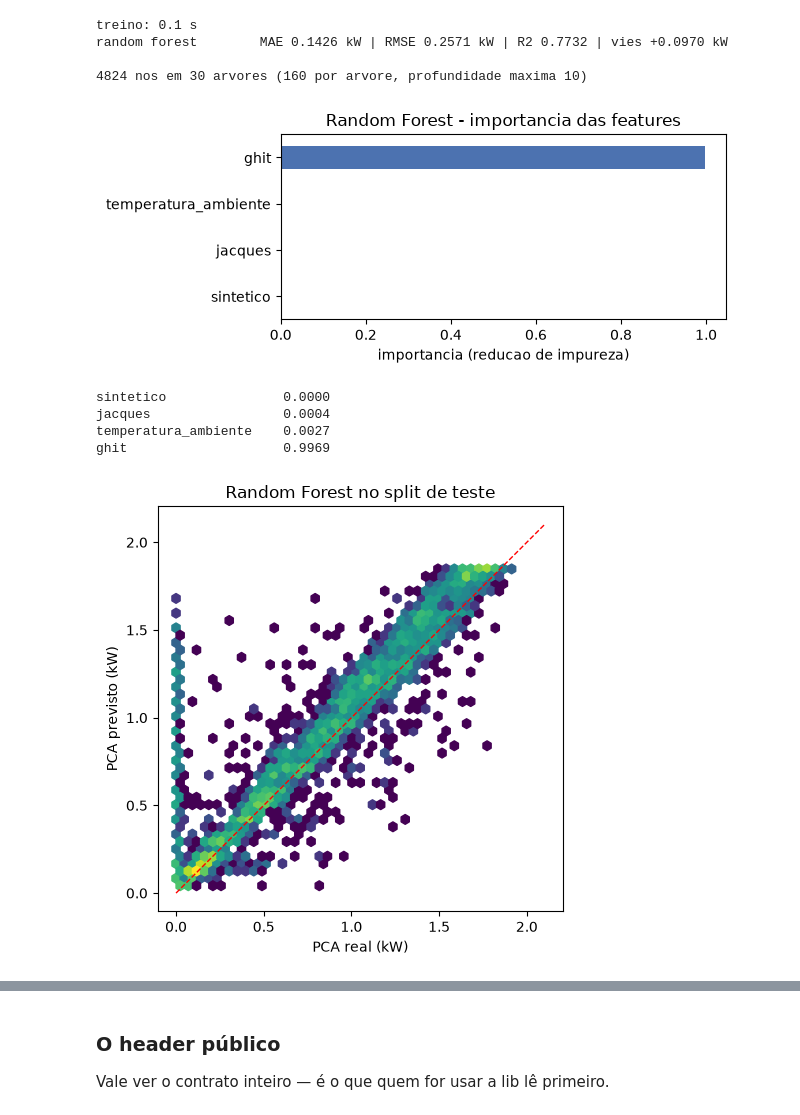
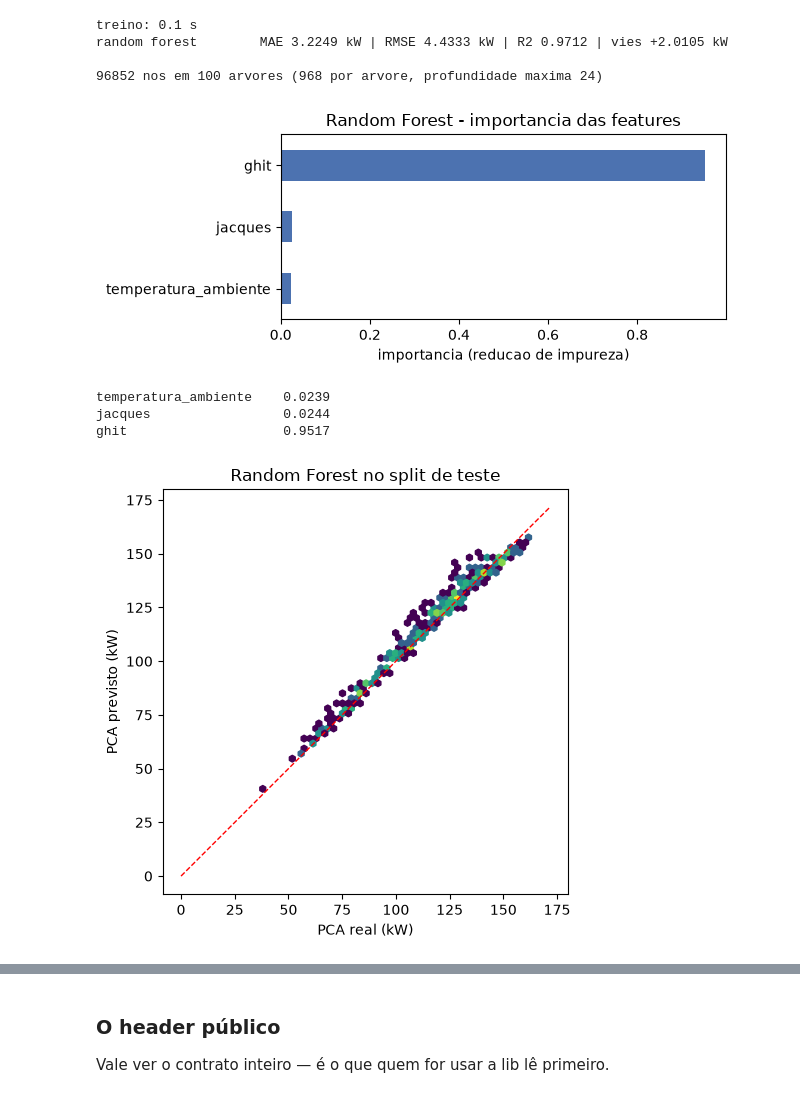
Before and after one commit to commonProgrammerr/knob-senses, a Jupyter notebook: utils/treino_random_forest.ipynb, the cells around one changed output, grey strips where cells are left out. Saved outputs shown, nothing was run; the diff lists cells and outputs as text; code cells hidden in the pictures.

Commit message:
model(random_forest): change model params, retrain and update model deploy

```diff
--- a/utils/treino_random_forest.ipynb
+++ b/utils/treino_random_forest.ipynb
@@ -238,6 +144,14 @@ número honesto e comparável com o do outro notebook.
 # %%
+from sklearn.ensemble import RandomForestRegressor
 t0 = time.perf_counter()
-rf_modelo = rf.train(X_tre, y_tre)
+
+rf_modelo = RandomForestRegressor(
+  n_jobs=-1,
+  n_estimators=int(melhor.arvores),
+  min_samples_leaf=int(melhor.folha),
+  random_state=contract.SEED,
+).fit(X_tre, y_tre)
+
 print(f"treino: {time.perf_counter() - t0:.1f} s")
 
 pred_rf = rf_modelo.predict(X_tes)
@@ -249,34 +163,25 @@ print(f"\n{n_nos} nos em {rf_modelo.n_estimators} arvores "
       f"{rf.tree_depth(rf_modelo)})")
 # %% [output]
 treino: 0.1 s
-random forest        MAE 0.1426 kW | RMSE 0.2571 kW | R2 0.7732 | vies +0.0970 kW
+random forest        MAE 3.2249 kW | RMSE 4.4333 kW | R2 0.9712 | vies +2.0105 kW
 
-4824 nos em 30 arvores (160 por arvore, profundidade maxima 10)
+96852 nos em 100 arvores (968 por arvore, profundidade maxima 24)
 # %%
 importancia = pd.Series(rf_modelo.feature_importances_, index=FEATURES).sort_values()
 
-ax = importancia.plot.barh(figsize=(6.5, 2.8), color="#4c72b0")
-ax.set_xlabel("importancia (reducao de impureza)")
-ax.set_title("Random Forest - importancia das features")
-plt.tight_layout()
-plt.show()
+plots.plot_importancia(importancia, titulo="Random Forest - importancia das features",
+                       figsize=(6.5, 2.8))
 
 print(importancia.round(4).to_string())
 # %% [output]
-[figure, old version]
+[figure, new version]
-sintetico               0.0000
-jacques                 0.0004
-temperatura_ambiente    0.0027
-ghit                    0.9969
+temperatura_ambiente    0.0239
+jacques                 0.0244
+ghit                    0.9517
 # %%
 fig, eixo = plt.subplots(figsize=(6.5, 5))
-eixo.hexbin(y_tes, pred_rf, gridsize=45, bins="log", cmap="viridis", extent=(0, 2.1, 0, 2.1))
-eixo.plot([0, 2.1], [0, 2.1], "r--", lw=1)
-eixo.set_xlabel("PCA real (kW)")
-eixo.set_ylabel("PCA previsto (kW)")
-eixo.set_title("Random Forest no split de teste")
-eixo.set_aspect("equal")
+plots.hexbin_real_vs_pred(eixo, y_tes, pred_rf, "Random Forest no split de teste")
 plt.tight_layout()
 plt.show()
 # %% [output]
-[figure, old version]
+[figure, new version]
```
Also changed, not shown: parts of 26 cells of this notebook, 7 other files.
